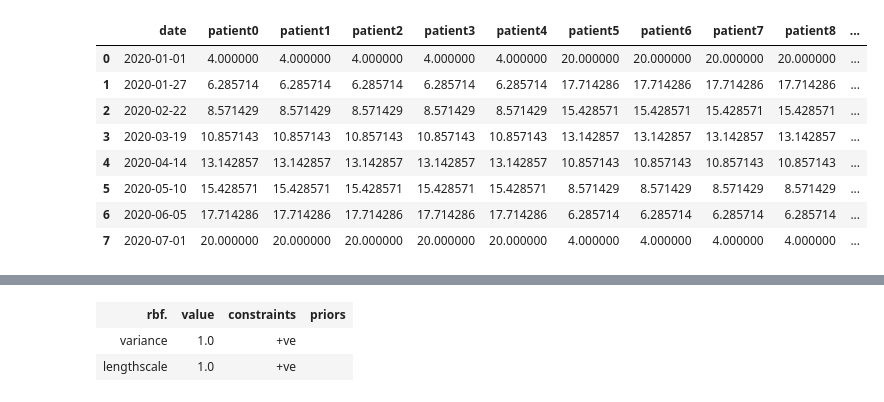
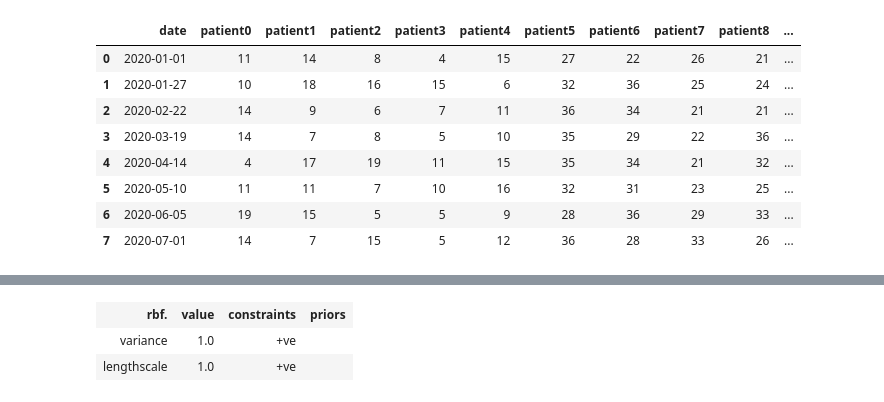
Before and after one commit to rtscowen/ALS-Clusters, a Jupyter notebook: ALS-clustering.ipynb, the cells around one changed output, grey strips where cells are left out. Saved outputs shown, nothing was run; the diff lists cells and outputs as text; code cells hidden in the pictures.

```diff
--- a/ALS-clustering.ipynb
+++ b/ALS-clustering.ipynb
@@ -10,32 +10,32 @@ from datetime import datetime
 # %%
 #10 synthetic patients, random ALS-FRS (4-40), known alignment (8 readings / 6mnths)
 date_rng = pd.date_range(start='1/1/2020', end='7/1/2020', periods=8)
 
 df = pd.DataFrame(date_rng, columns=['date'])
 
 #Patients 0-4 have increasing
 for synthetic_patient in range(5):
     patient_id = "patient" + str(synthetic_patient)
-    #df[patient_id] = np.random.randint(low=4,high=20,size=(len(date_rng)))
-    df[patient_id] = np.linspace(start=4,stop=20,num=8)
+    df[patient_id] = np.random.randint(low=4,high=20,size=(len(date_rng)))
+    #df[patient_id] = np.linspace(start=4,stop=20,num=8)
 
 #Pateints 5-9 have decreasing
 for synthetic_patient in range(5, 10):
     patient_id = "patient" + str(synthetic_patient)
-    #df[patient_id] = np.random.randint(low=20, high=40,size=(len(date_rng)))
-    df[patient_id] = np.linspace(start=20,stop=4,num=8)
+    df[patient_id] = np.random.randint(low=20, high=40,size=(len(date_rng)))
+    #df[patient_id] = np.linspace(start=20,stop=4,num=8)
 
 df
 # %% [output]
 |  | date | patient0 | patient1 | patient2 | patient3 | patient4 | patient5 | patient6 | patient7 | patient8 | ... |
-| 0 | 2020-01-01 | 4.000000 | 4.000000 | 4.000000 | 4.000000 | 4.000000 | 20.000000 | 20.000000 | 20.000000 | 20.000000 | ... |
-| 1 | 2020-01-27 | 6.285714 | 6.285714 | 6.285714 | 6.285714 | 6.285714 | 17.714286 | 17.714286 | 17.714286 | 17.714286 | ... |
-| 2 | 2020-02-22 | 8.571429 | 8.571429 | 8.571429 | 8.571429 | 8.571429 | 15.428571 | 15.428571 | 15.428571 | 15.428571 | ... |
-| 3 | 2020-03-19 | 10.857143 | 10.857143 | 10.857143 | 10.857143 | 10.857143 | 13.142857 | 13.142857 | 13.142857 | 13.142857 | ... |
-| 4 | 2020-04-14 | 13.142857 | 13.142857 | 13.142857 | 13.142857 | 13.142857 | 10.857143 | 10.857143 | 10.857143 | 10.857143 | ... |
-| 5 | 2020-05-10 | 15.428571 | 15.428571 | 15.428571 | 15.428571 | 15.428571 | 8.571429 | 8.571429 | 8.571429 | 8.571429 | ... |
-| 6 | 2020-06-05 | 17.714286 | 17.714286 | 17.714286 | 17.714286 | 17.714286 | 6.285714 | 6.285714 | 6.285714 | 6.285714 | ... |
-| 7 | 2020-07-01 | 20.000000 | 20.000000 | 20.000000 | 20.000000 | 20.000000 | 4.000000 | 4.000000 | 4.000000 | 4.000000 | ... |
+| 0 | 2020-01-01 | 11 | 14 | 8 | 4 | 15 | 27 | 22 | 26 | 21 | ... |
+| 1 | 2020-01-27 | 10 | 18 | 16 | 15 | 6 | 32 | 36 | 25 | 24 | ... |
+| 2 | 2020-02-22 | 14 | 9 | 6 | 7 | 11 | 36 | 34 | 21 | 21 | ... |
+| 3 | 2020-03-19 | 14 | 7 | 8 | 5 | 10 | 35 | 29 | 22 | 36 | ... |
+| 4 | 2020-04-14 | 4 | 17 | 19 | 11 | 15 | 35 | 34 | 21 | 32 | ... |
+| 5 | 2020-05-10 | 11 | 11 | 7 | 10 | 16 | 32 | 31 | 23 | 25 | ... |
+| 6 | 2020-06-05 | 19 | 15 | 5 | 5 | 9 | 28 | 36 | 29 | 33 | ... |
+| 7 | 2020-07-01 | 14 | 7 | 15 | 5 | 12 | 36 | 28 | 33 | 26 | ... |
 # %%
 #ALS-FRS graph for each patient over time
 for synthetic_patient in df.columns[1:]:
```
Also changed, not shown: parts of 5 cells of this notebook.
